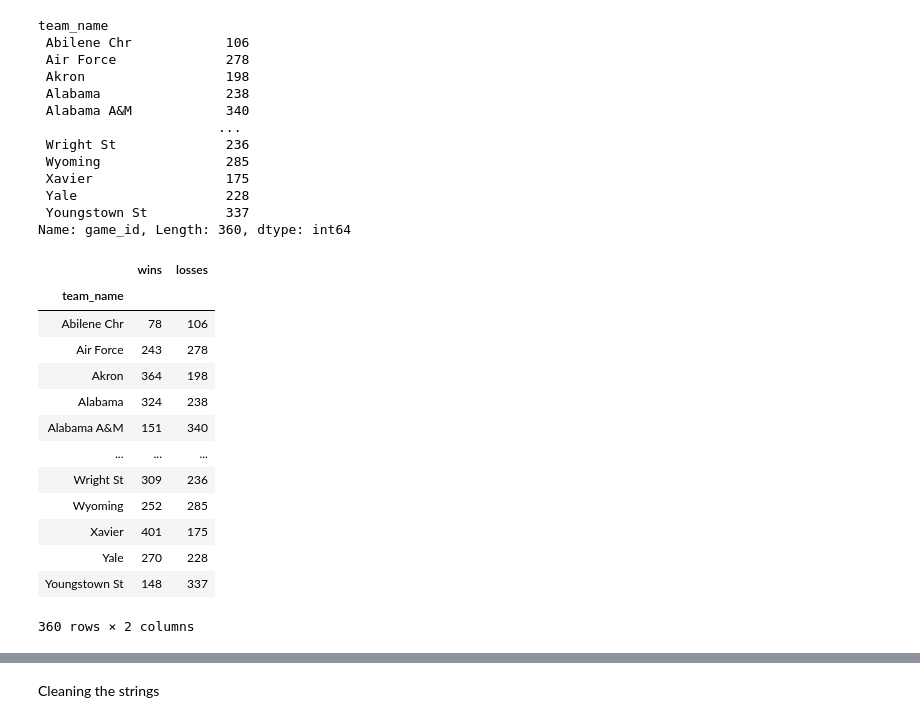
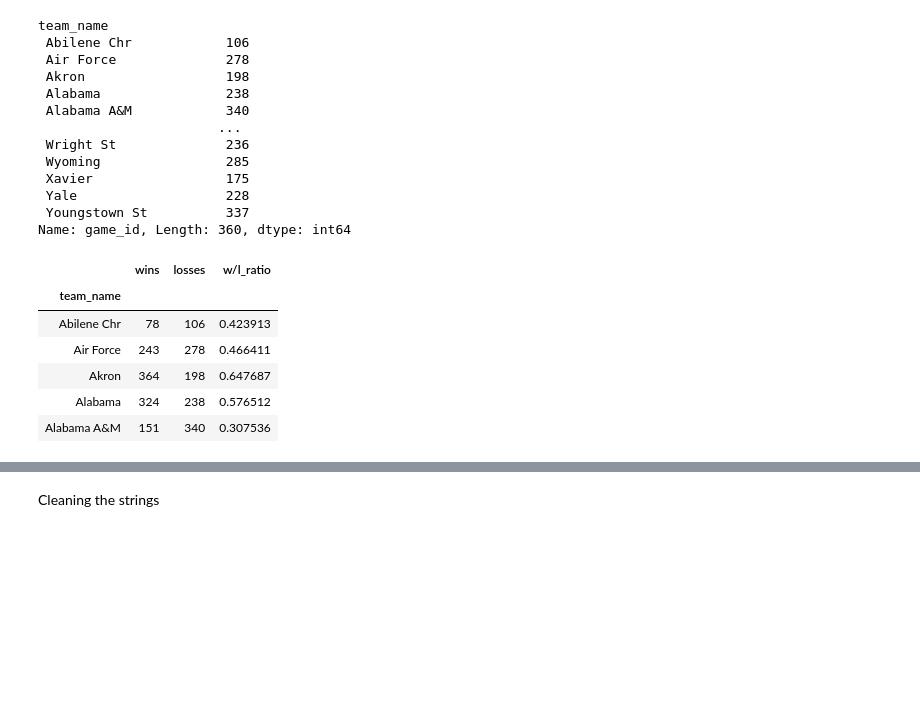
Before and after one commit to crunker99/MarchMadness2020, a Jupyter notebook: EDA.ipynb, the cells around one changed output, grey strips where cells are left out. Drawn from its saved outputs; the diff is of its cells as text; code cells hidden in the pictures; blank space fills up the shorter version.

Commit message:
adding records

```diff
--- a/EDA.ipynb
+++ b/EDA.ipynb
@@ -171,19 +165,13 @@ team_name
 Name: game_id, Length: 360, dtype: int64
 # %%
 records = pd.DataFrame({"wins": wins, "losses": losses})
-records
+records['w/l_ratio'] = records['wins'] / (records['wins'] + records['losses'])
+records.head()
 # %% [output]
-|  | wins | losses |
-| team_name |  |  |
-| Abilene Chr | 78 | 106 |
-| Air Force | 243 | 278 |
-| Akron | 364 | 198 |
-| Alabama | 324 | 238 |
-| Alabama A&M | 151 | 340 |
-| ... | ... | ... |
-| Wright St | 309 | 236 |
-| Wyoming | 252 | 285 |
-| Xavier | 401 | 175 |
-| Yale | 270 | 228 |
-| Youngstown St | 148 | 337 |
+|  | wins | losses | w/l_ratio |
+| team_name |  |  |  |
+| Abilene Chr | 78 | 106 | 0.423913 |
+| Air Force | 243 | 278 | 0.466411 |
+| Akron | 364 | 198 | 0.647687 |
+| Alabama | 324 | 238 | 0.576512 |
+| Alabama A&M | 151 | 340 | 0.307536 |
-360 rows × 2 columns
```
Also changed, not shown: parts of 24 cells of this notebook, 1 other file.
